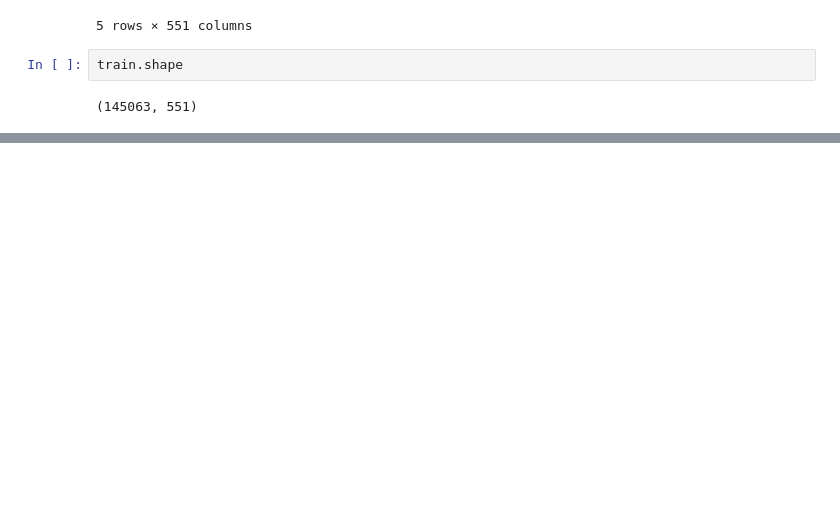
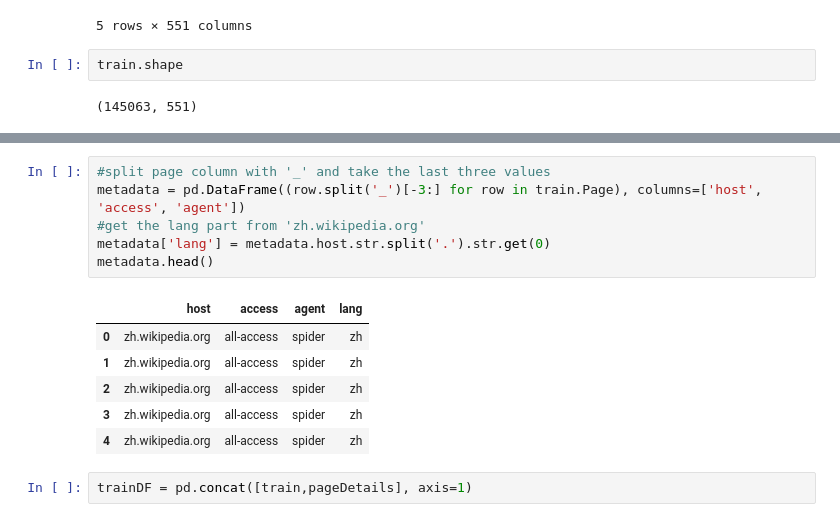
Before and after one commit to darekarsam/Web-Traffic-Forecasting, a Jupyter notebook: Web Traffic Time Series Forecasting.ipynb, the cells around one changed output, grey strips where cells are left out. Drawn from its saved outputs; the diff is of its cells as text; blank space fills up the shorter version.

```diff
--- a/Web Traffic Time Series Forecasting.ipynb
+++ b/Web Traffic Time Series Forecasting.ipynb
@@ -35,0 +33,15 @@ key.shape
+# %%
+#split page column with '_' and take the last three values
+metadata = pd.DataFrame((row.split('_')[-3:] for row in train.Page), columns=['host', 'access', 'agent'])
+#get the lang part from 'zh.wikipedia.org'
+metadata['lang'] = metadata.host.str.split('.').str.get(0)
+metadata.head()
+# %% [output]
+|  | host | access | agent | lang |
+| 0 | zh.wikipedia.org | all-access | spider | zh |
+| 1 | zh.wikipedia.org | all-access | spider | zh |
+| 2 | zh.wikipedia.org | all-access | spider | zh |
+| 3 | zh.wikipedia.org | all-access | spider | zh |
+| 4 | zh.wikipedia.org | all-access | spider | zh |
+# %%
+trainDF = pd.concat([train,pageDetails], axis=1)
```
Also changed, not shown: parts of 15 cells of this notebook.
